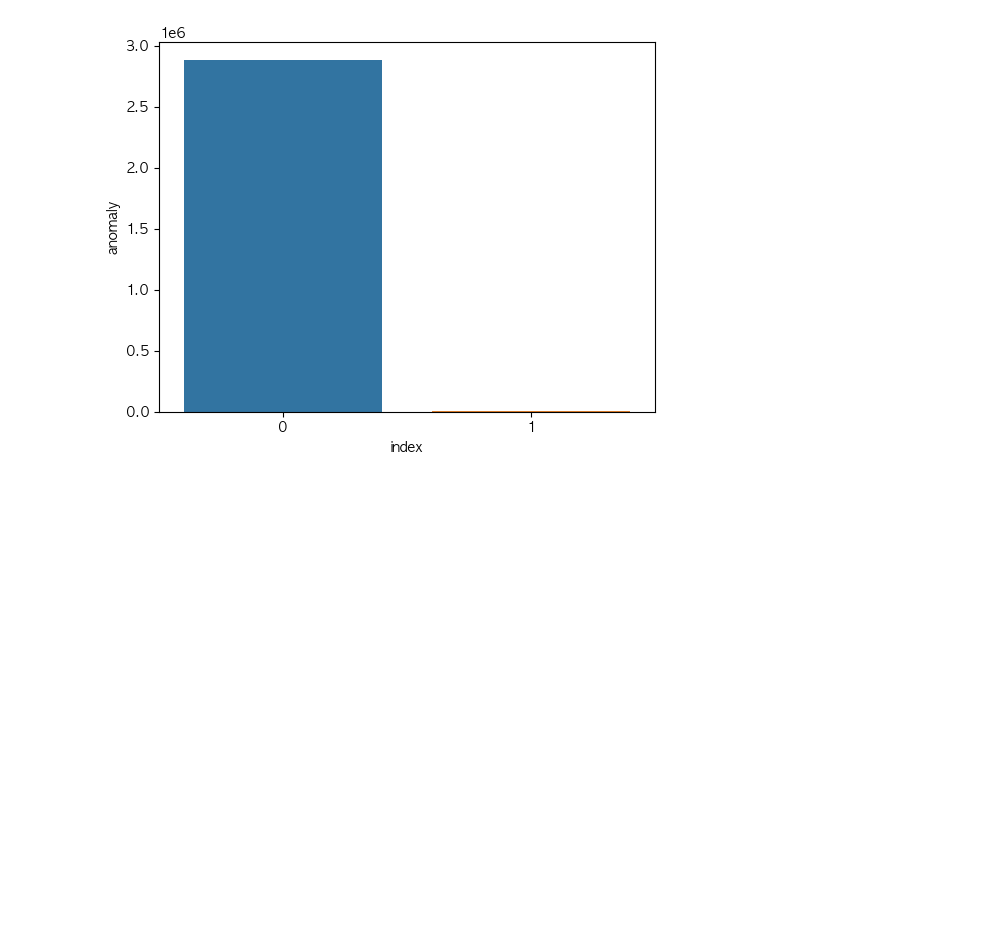
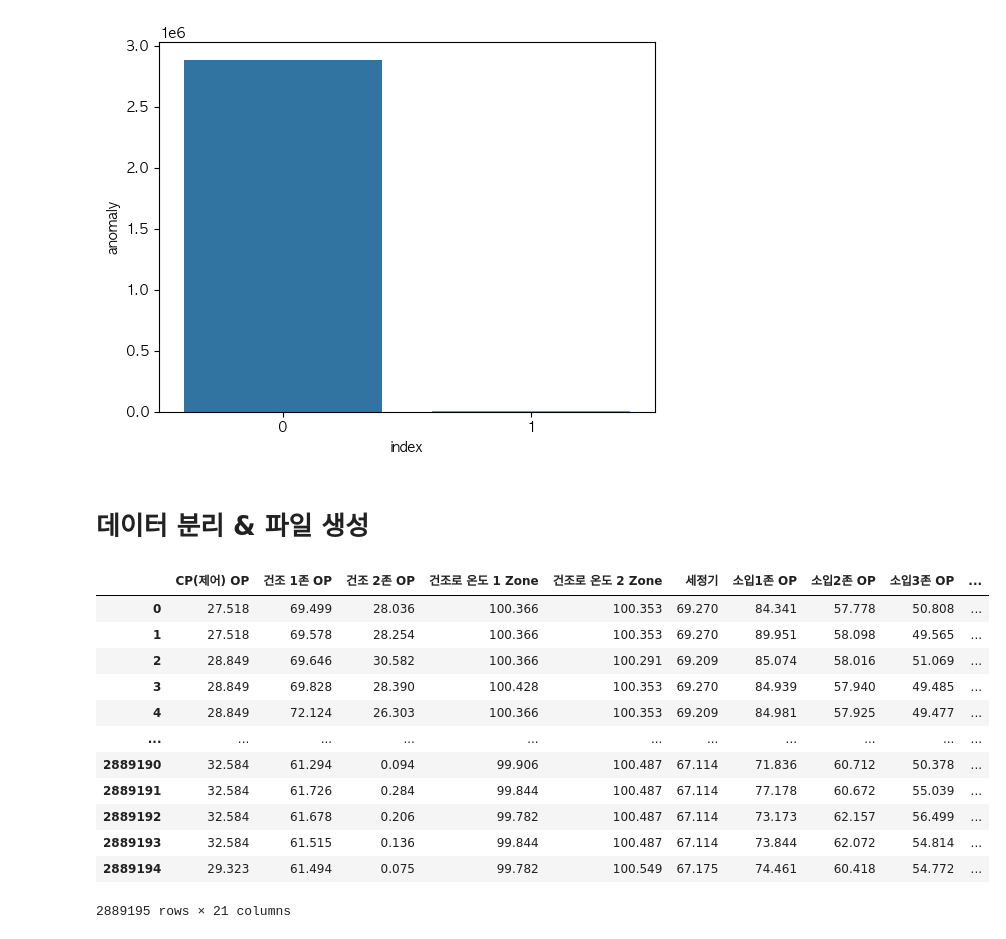
Before and after one commit to LEEINSEO-0118/Heat_Treatment_PdM, a Jupyter notebook: Code/eda.ipynb, the cells around one changed output. Drawn from its saved outputs; the diff is of its cells as text; code cells hidden in the pictures; blank space fills up the shorter version.

Commit message:
feat : Add Data split code
Split data in Normal and Anomaly
and split normal to Train, Valid, Test, Pipleline(for simulate)

```diff
--- a/Code/eda.ipynb
+++ b/Code/eda.ipynb
@@ -11,10 +11,10 @@ rc('font', family='AppleGothic')
 # %% [markdown]
 # EDA
 # %%
-data_path = '/Users/toad/Documents/ToyProject/Heat_Treatment_PdM/'
+file_path = '/Users/toad/Documents/ToyProject/Heat_Treatment_PdM/'
 # %%
-data = pd.read_csv(data_path + 'Data/data.csv', encoding='cp949')
-total_data = pd.read_csv(data_path + 'Data/row_total_data.csv', encoding='cp949')
+data = pd.read_csv(file_path + 'Data/data.csv', encoding='cp949')
+total_data = pd.read_csv(file_path + 'Data/row_total_data.csv', encoding='cp949')
 # %%
 print('분석용 데이터')
 print(f'- 분석 데이터 크기 : {len(data)}')
@@ -418,3 +417,21 @@ sns.barplot(data=eda_data.anomaly.value_counts().reset_index(), x = 'index', y =
 # %% [output]
 <Axes: xlabel='index', ylabel='anomaly'>
 [figure]
+# %% [markdown]
+# 데이터 분리 & 파일 생성
+# %%
+eda_data
+# %% [output]
+|  | CP(제어) OP | 건조 1존 OP | 건조 2존 OP | 건조로 온도 1 Zone | 건조로 온도 2 Zone | 세정기 | 소입1존 OP | 소입2존 OP | 소입3존 OP | ... |
+| 0 | 27.518 | 69.499 | 28.036 | 100.366 | 100.353 | 69.270 | 84.341 | 57.778 | 50.808 | ... |
+| 1 | 27.518 | 69.578 | 28.254 | 100.366 | 100.353 | 69.270 | 89.951 | 58.098 | 49.565 | ... |
+| 2 | 28.849 | 69.646 | 30.582 | 100.366 | 100.291 | 69.209 | 85.074 | 58.016 | 51.069 | ... |
+| 3 | 28.849 | 69.828 | 28.390 | 100.428 | 100.353 | 69.270 | 84.939 | 57.940 | 49.485 | ... |
+| 4 | 28.849 | 72.124 | 26.303 | 100.366 | 100.353 | 69.209 | 84.981 | 57.925 | 49.477 | ... |
+| ... | ... | ... | ... | ... | ... | ... | ... | ... | ... | ... |
+| 2889190 | 32.584 | 61.294 | 0.094 | 99.906 | 100.487 | 67.114 | 71.836 | 60.712 | 50.378 | ... |
+| 2889191 | 32.584 | 61.726 | 0.284 | 99.844 | 100.487 | 67.114 | 77.178 | 60.672 | 55.039 | ... |
+| 2889192 | 32.584 | 61.678 | 0.206 | 99.782 | 100.487 | 67.114 | 73.173 | 62.157 | 56.499 | ... |
+| 2889193 | 32.584 | 61.515 | 0.136 | 99.844 | 100.487 | 67.114 | 73.844 | 62.072 | 54.814 | ... |
+| 2889194 | 29.323 | 61.494 | 0.075 | 99.782 | 100.549 | 67.175 | 74.461 | 60.418 | 54.772 | ... |
+2889195 rows × 21 columns
```
Also changed, not shown: parts of 10 cells of this notebook.
